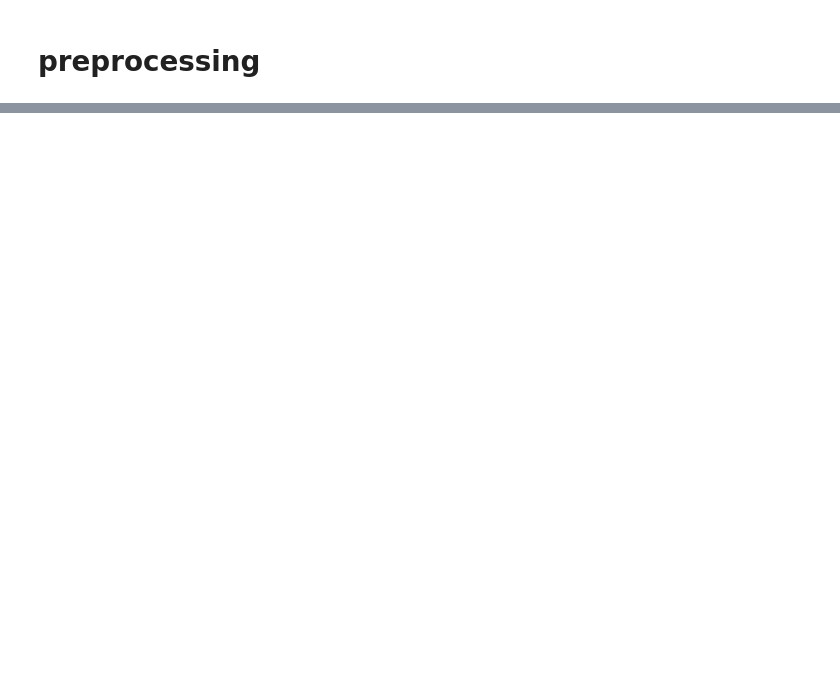
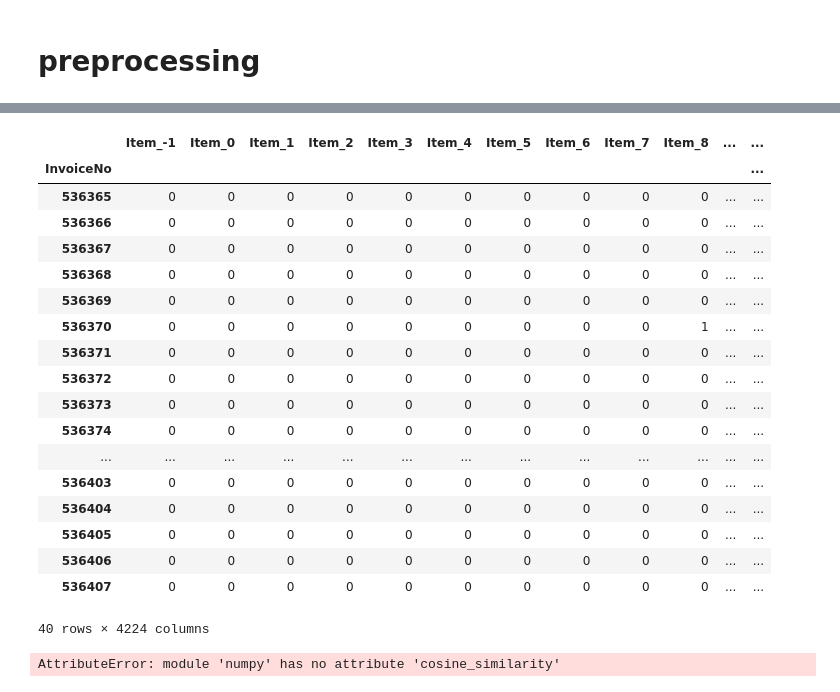
Before and after one commit to ItamarBerger/TabularDS, a Jupyter notebook: final_project/code/exmple_notebook.ipynb, the cells around one changed output, grey strips where cells are left out. Saved outputs shown, nothing was run; the diff lists cells and outputs as text; code cells hidden in the pictures; blank space fills up the shorter version.

```diff
--- a/final_project/code/exmple_notebook.ipynb
+++ b/final_project/code/exmple_notebook.ipynb
@@ -24,3 +18,16 @@ retails.head(20)
 | 2 | 536365 | 84406B | CREAM CUPID HEARTS COAT HANGER | 8 | 2010-12-01 08:26:00 | 2.75 | 17850 | United Kingdom |
 | 3 | 536365 | 84029G | KNITTED UNION FLAG HOT WATER BOTTLE | 6 | 2010-12-01 08:26:00 | 3.39 | 17850 | United Kingdom |
 | 4 | 536365 | 84029E | RED WOOLLY HOTTIE WHITE HEART. | 6 | 2010-12-01 08:26:00 | 3.39 | 17850 | United Kingdom |
+# %%
+# transforming raw text into IDs of items
+retails['DescriptionID'] = retails['Description'].astype('category').cat.codes
+
+# aggregating each transaction as set of items for each Invoice
+# retails_with_ids = retails.groupby('InvoiceNo')['DescriptionID'].apply(tuple).reset_index()
+# retails_with_ids.head()
+# %%
+# convert dataset into novice-item table. just like done in recommendation systems.
+df_onehot = pd.crosstab(retails['InvoiceNo'], retails['DescriptionID'])
+
+# Rename columns to include "Item_" prefix for clarity
+df_onehot.columns = [f'Item_{col}' for col in df_onehot.columns]
@@ -26,0 +43,61 @@ retails.head(20)
+# %%
+df_onehot.head(40)
+# %% [output]
+|  | Item_-1 | Item_0 | Item_1 | Item_2 | Item_3 | Item_4 | Item_5 | Item_6 | Item_7 | Item_8 | ... | ... |
+| InvoiceNo |  |  |  |  |  |  |  |  |  |  |  | ... |
+| 536365 | 0 | 0 | 0 | 0 | 0 | 0 | 0 | 0 | 0 | 0 | ... | ... |
+| 536366 | 0 | 0 | 0 | 0 | 0 | 0 | 0 | 0 | 0 | 0 | ... | ... |
+| 536367 | 0 | 0 | 0 | 0 | 0 | 0 | 0 | 0 | 0 | 0 | ... | ... |
+| 536368 | 0 | 0 | 0 | 0 | 0 | 0 | 0 | 0 | 0 | 0 | ... | ... |
+| 536369 | 0 | 0 | 0 | 0 | 0 | 0 | 0 | 0 | 0 | 0 | ... | ... |
+| 536370 | 0 | 0 | 0 | 0 | 0 | 0 | 0 | 0 | 0 | 1 | ... | ... |
+| 536371 | 0 | 0 | 0 | 0 | 0 | 0 | 0 | 0 | 0 | 0 | ... | ... |
+| 536372 | 0 | 0 | 0 | 0 | 0 | 0 | 0 | 0 | 0 | 0 | ... | ... |
+| 536373 | 0 | 0 | 0 | 0 | 0 | 0 | 0 | 0 | 0 | 0 | ... | ... |
+| 536374 | 0 | 0 | 0 | 0 | 0 | 0 | 0 | 0 | 0 | 0 | ... | ... |
+| ... | ... | ... | ... | ... | ... | ... | ... | ... | ... | ... | ... | ... |
+| 536403 | 0 | 0 | 0 | 0 | 0 | 0 | 0 | 0 | 0 | 0 | ... | ... |
+| 536404 | 0 | 0 | 0 | 0 | 0 | 0 | 0 | 0 | 0 | 0 | ... | ... |
+| 536405 | 0 | 0 | 0 | 0 | 0 | 0 | 0 | 0 | 0 | 0 | ... | ... |
+| 536406 | 0 | 0 | 0 | 0 | 0 | 0 | 0 | 0 | 0 | 0 | ... | ... |
+| 536407 | 0 | 0 | 0 | 0 | 0 | 0 | 0 | 0 | 0 | 0 | ... | ... |
+40 rows × 4224 columns
+# %%
+# perform item-based CF for rule mining
+import numpy as np
+from sklearn.metrics.pairwise import cosine_similarity
+
+item_similarity = np.cosine_similarity(df_onehot.T)  # Transpose to get Item-Item similarity
+item_sim_df = pd.DataFrame(item_similarity, index=df_onehot.columns, columns=df_onehot.columns)
+
+# generate Association Rules
+def generate_rules(similarity_matrix, threshold=0.5):
+    """Generate association rules from item-item similarity matrix."""
+    rules = []
+    for itemA in similarity_matrix.columns:
+        for itemB in similarity_matrix.columns:
+            if itemA != itemB and similarity_matrix.loc[itemA, itemB] > threshold:
+                rules.append((itemA, itemB, similarity_matrix.loc[itemA, itemB]))
+    return pd.DataFrame(rules, columns=["Item_A", "Item_B", "Similarity"])
+
+rules_df = generate_rules(item_sim_df, threshold=0.5)
+
+# compute Confidence and Lift
+def compute_confidence_lift(df_onehot, rules_df):
+    """Compute Confidence and Lift for generated rules."""
+    support = df_onehot.sum(axis=0) / len(df_onehot)  # Support of each item
+    rules_df["Support_A"] = rules_df["Item_A"].map(support)
+    rules_df["Support_B"] = rules_df["Item_B"].map(support)
+
+    # compute Confidence: P(B | A) = P(A and B) / P(A)
+    rules_df["Support_A&B"] = [((df_onehot[i] & df_onehot[j]).sum()) / len(df_onehot) for i, j in zip(rules_df["Item_A"], rules_df["Item_B"])]
+    rules_df["Confidence"] = rules_df["Support_A&B"] / rules_df["Support_A"]
+
+    # compute Lift: Lift(A → B) = Confidence(A → B) / P(B)
+    rules_df["Lift"] = rules_df["Confidence"] / rules_df["Support_B"]
+
+    return rules_df
+
+rules_df = compute_confidence_lift(df_onehot, rules_df)
+# %% [output]
+AttributeError: module 'numpy' has no attribute 'cosine_similarity'
```
Also changed, not shown: parts of 4 cells of this notebook.
